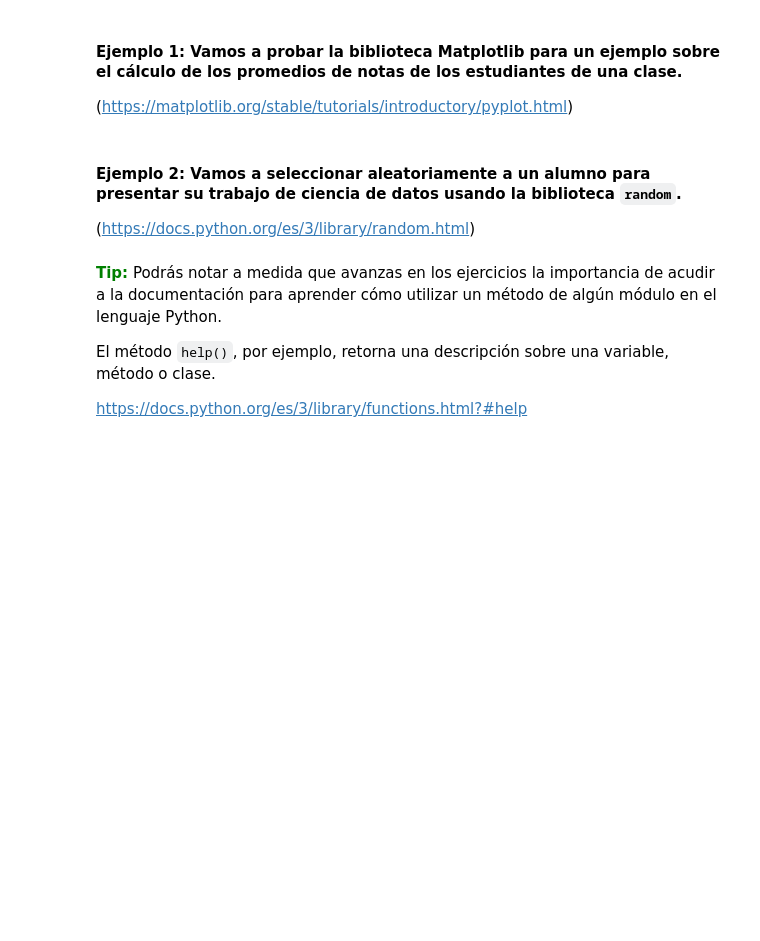
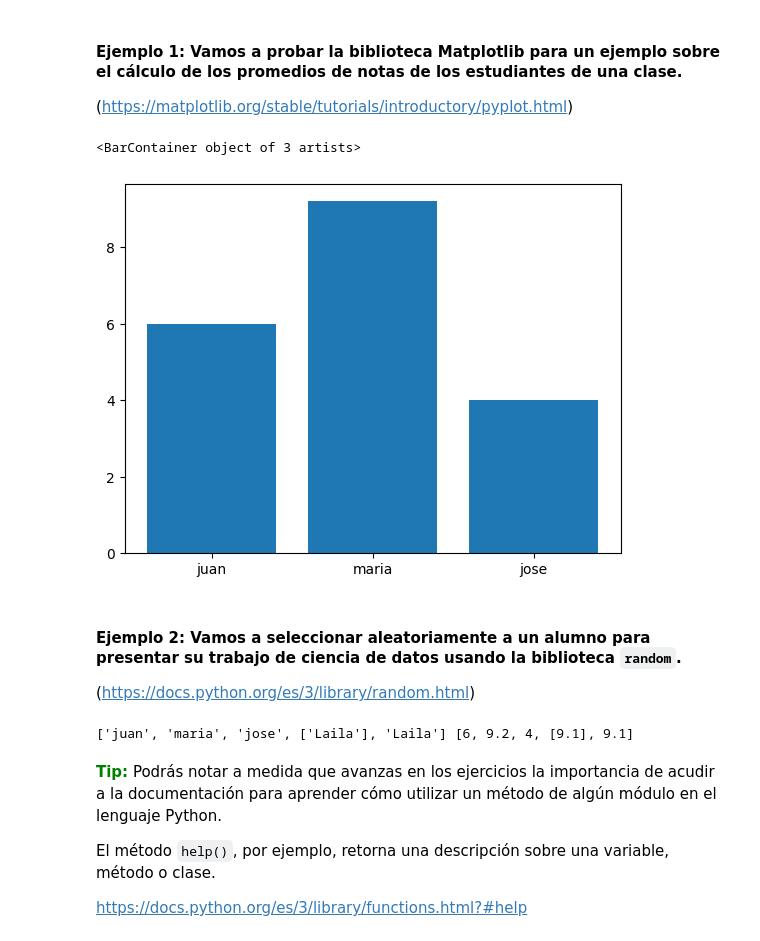
Before and after one commit to LazitoBesito/DataScienceAlura, a Jupyter notebook: Python_para_Data_Science.ipynb, the cells around one changed output. Drawn from its saved outputs; the diff is of its cells as text; code cells hidden in the pictures; blank space fills up the shorter version.

```diff
--- a/Python_para_Data_Science.ipynb
+++ b/Python_para_Data_Science.ipynb
@@ -70,7 +72,21 @@ Successfully installed matplotlib-3.10.1
 #### Ejemplo 1: Vamos a probar la biblioteca Matplotlib para un ejemplo sobre el cálculo de los promedios de notas de los estudiantes de una clase.
 
 (https://matplotlib.org/stable/tutorials/introductory/pyplot.html)
+# %%
+estudiantes=["juan", "maria", "jose"]
+notas=[6, 9.2, 4]
+# %%
+plt.bar(x=estudiantes, height=notas)
+# %% [output]
+<BarContainer object of 3 artists>
+[figure, added]
 # %% [markdown]
 #### Ejemplo 2: Vamos a seleccionar aleatoriamente a un alumno para presentar su trabajo de ciencia de datos usando la biblioteca `random`.
 
 (https://docs.python.org/es/3/library/random.html)
+# %%
+estudiantes.append("Laila")
+notas.append(9.1)
+print(estudiantes, notas)
+# %% [output]
+['juan', 'maria', 'jose', ['Laila'], 'Laila'] [6, 9.2, 4, [9.1], 9.1]
```
Also changed, not shown: parts of 6 cells of this notebook.
